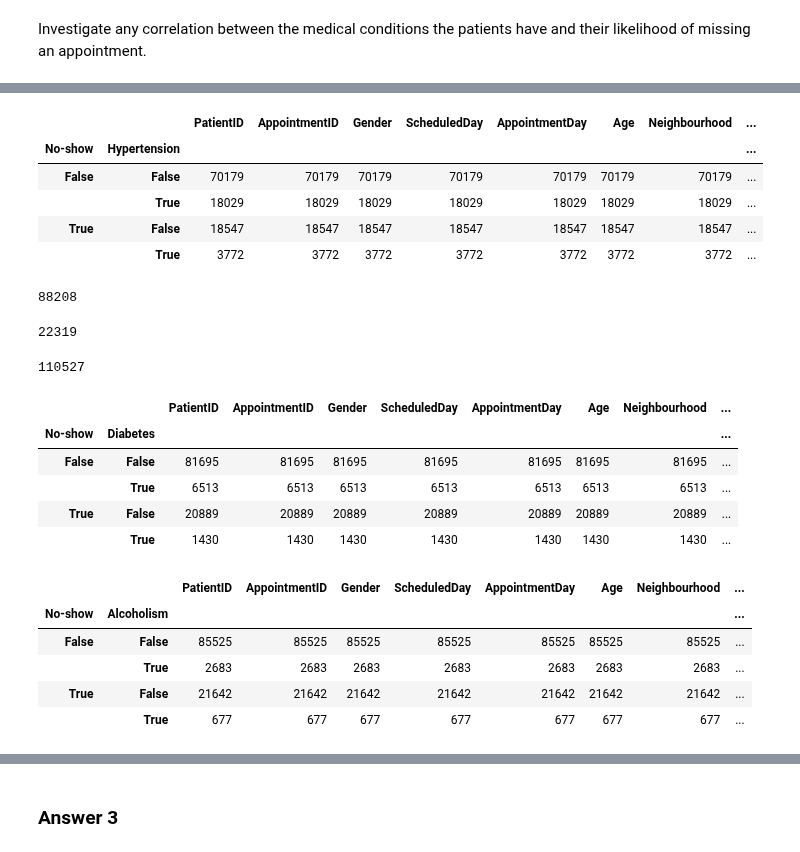
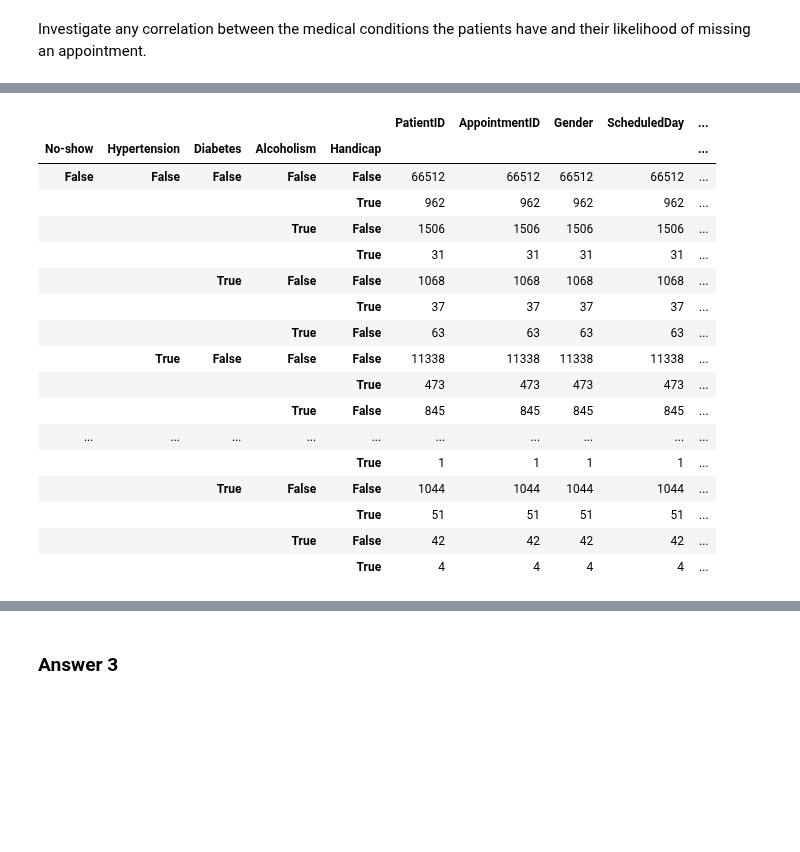
Before and after one commit to Zabamund/datasci-nano, a Jupyter notebook: inv-dataset/noshow.ipynb, the cells around one changed output, grey strips where cells are left out. Drawn from its saved outputs; the diff is of its cells as text; code cells hidden in the pictures; blank space fills up the shorter version.

```diff
--- a/inv-dataset/noshow.ipynb
+++ b/inv-dataset/noshow.ipynb
@@ -631,51 +631,24 @@ df_noshow.head()
 | 4 | 8.841186e+12 | 5642494 | F | 2016-04-29 16:07:23 | 2016-04-29 | 56 | JARDIM DA PENHA | False | ... |
 # %%
 # get count of people with and without medical condition who missed their appointment
-count_hypertension = df_noshow.groupby(['No-show','Hypertension']).count()
-count_hypertension
+count_split = df_noshow.groupby(['No-show','Hypertension','Diabetes','Alcoholism','Handicap']).count()
+count_split
 # %% [output]
-|  |  | PatientID | AppointmentID | Gender | ScheduledDay | AppointmentDay | Age | Neighbourhood | ... |
-| No-show | Hypertension |  |  |  |  |  |  |  | ... |
-| False | False | 70179 | 70179 | 70179 | 70179 | 70179 | 70179 | 70179 | ... |
-|  | True | 18029 | 18029 | 18029 | 18029 | 18029 | 18029 | 18029 | ... |
-| True | False | 18547 | 18547 | 18547 | 18547 | 18547 | 18547 | 18547 | ... |
-|  | True | 3772 | 3772 | 3772 | 3772 | 3772 | 3772 | 3772 | ... |
+|  |  |  |  |  | PatientID | AppointmentID | Gender | ScheduledDay | ... |
+| No-show | Hypertension | Diabetes | Alcoholism | Handicap |  |  |  |  | ... |
+| False | False | False | False | False | 66512 | 66512 | 66512 | 66512 | ... |
+|  |  |  |  | True | 962 | 962 | 962 | 962 | ... |
+|  |  |  | True | False | 1506 | 1506 | 1506 | 1506 | ... |
+|  |  |  |  | True | 31 | 31 | 31 | 31 | ... |
+|  |  | True | False | False | 1068 | 1068 | 1068 | 1068 | ... |
+|  |  |  |  | True | 37 | 37 | 37 | 37 | ... |
+|  |  |  | True | False | 63 | 63 | 63 | 63 | ... |
+|  | True | False | False | False | 11338 | 11338 | 11338 | 11338 | ... |
+|  |  |  |  | True | 473 | 473 | 473 | 473 | ... |
+|  |  |  | True | False | 845 | 845 | 845 | 845 | ... |
+| ... | ... | ... | ... | ... | ... | ... | ... | ... | ... |
+|  |  |  |  | True | 1 | 1 | 1 | 1 | ... |
+|  |  | True | False | False | 1044 | 1044 | 1044 | 1044 | ... |
+|  |  |  |  | True | 51 | 51 | 51 | 51 | ... |
+|  |  |  | True | False | 42 | 42 | 42 | 42 | ... |
+|  |  |  |  | True | 4 | 4 | 4 | 4 | ... |
-# %%
-# check that totals add up correctly - should equal 88208 (count of all False No-show)
-count_hypertension_false = count_hypertension['PatientID'][False][False] + count_hypertension['PatientID'][False][True]
-count_hypertension_false
-# %% [output]
-88208
-# %%
-# check that totals add up correctly - should equal 22319 (count of all True No-show)
-count_hypertension_true = count_hypertension['PatientID'][True][False] + count_hypertension['PatientID'][True][True]
-count_hypertension_true
-# %% [output]
-22319
-# %%
-# sum of check counts - should equal 110527
-count_hypertension_false + count_hypertension_true
-# %% [output]
-110527
-# %%
-# get count of people with and without medical condition who missed their appointment
-count_diabetes = df_noshow.groupby(['No-show','Diabetes']).count()
-count_diabetes
-# %% [output]
-|  |  | PatientID | AppointmentID | Gender | ScheduledDay | AppointmentDay | Age | Neighbourhood | ... |
-| No-show | Diabetes |  |  |  |  |  |  |  | ... |
-| False | False | 81695 | 81695 | 81695 | 81695 | 81695 | 81695 | 81695 | ... |
-|  | True | 6513 | 6513 | 6513 | 6513 | 6513 | 6513 | 6513 | ... |
-| True | False | 20889 | 20889 | 20889 | 20889 | 20889 | 20889 | 20889 | ... |
-|  | True | 1430 | 1430 | 1430 | 1430 | 1430 | 1430 | 1430 | ... |
-# %%
-# get count of people with and without medical condition who missed their appointment
-count_alcoholism = df_noshow.groupby(['No-show','Alcoholism']).count()
-count_alcoholism
-# %% [output]
-|  |  | PatientID | AppointmentID | Gender | ScheduledDay | AppointmentDay | Age | Neighbourhood | ... |
-| No-show | Alcoholism |  |  |  |  |  |  |  | ... |
-| False | False | 85525 | 85525 | 85525 | 85525 | 85525 | 85525 | 85525 | ... |
-|  | True | 2683 | 2683 | 2683 | 2683 | 2683 | 2683 | 2683 | ... |
-| True | False | 21642 | 21642 | 21642 | 21642 | 21642 | 21642 | 21642 | ... |
-|  | True | 677 | 677 | 677 | 677 | 677 | 677 | 677 | ... |
```
Also changed, not shown: parts of 3 cells of this notebook.
